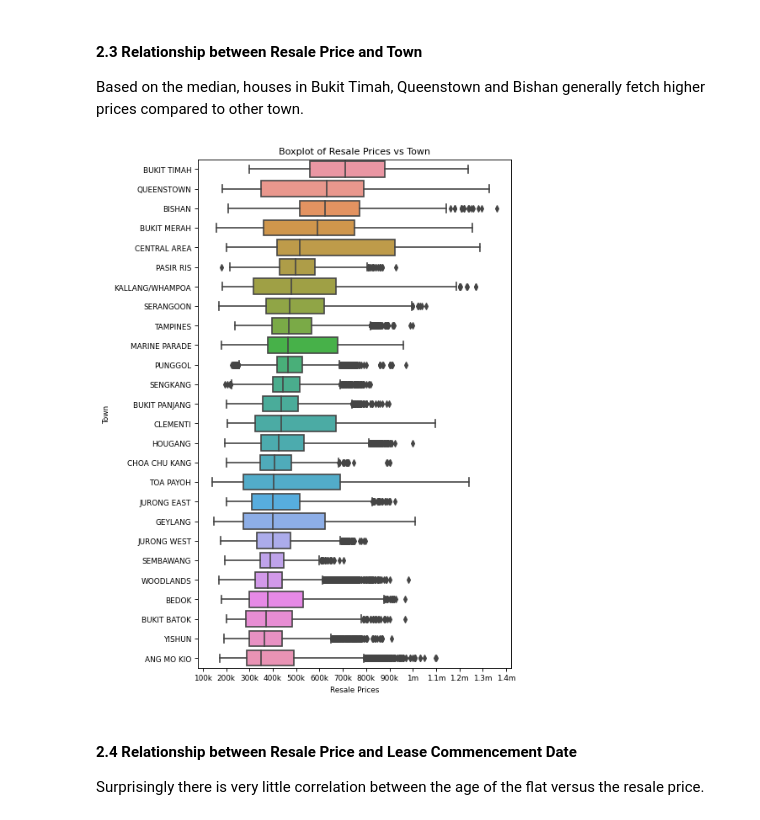
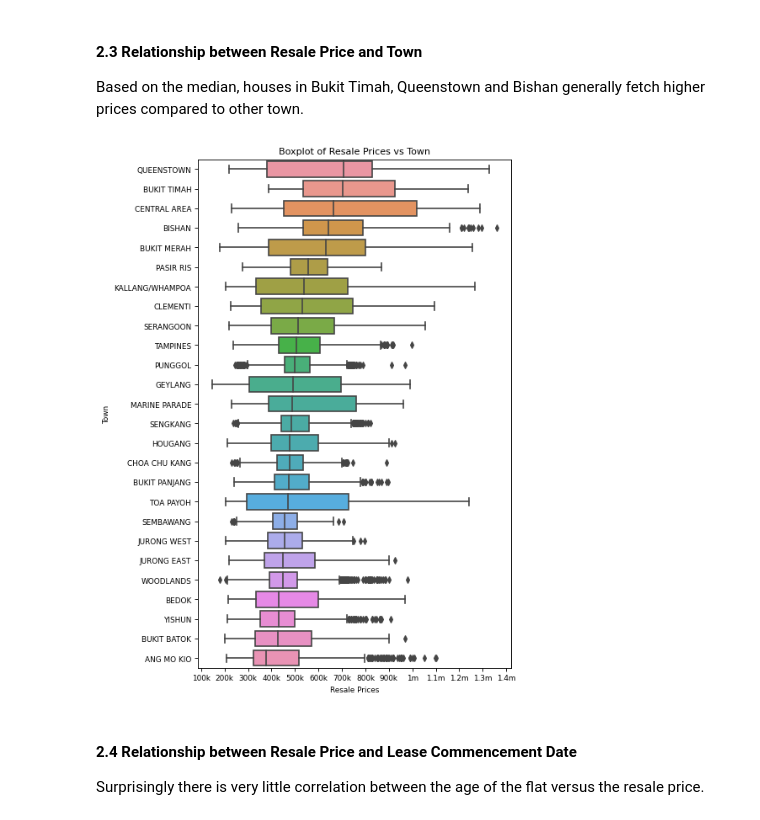
Before and after one commit to sallihin/hdb-resale-predictor, a Jupyter notebook: training-model.ipynb, the cells around one changed output. Drawn from its saved outputs; the diff is of its cells as text; code cells hidden in the pictures.

```diff
--- a/training-model.ipynb
+++ b/training-model.ipynb
@@ -100,22 +100,22 @@ plt.show()
 Based on the median, houses in Bukit Timah, Queenstown and Bishan generally fetch higher prices compared to other town.
 # %%
 # Sorting
-sorted_average = df.groupby('town')['resale_price'].median().sort_values(ascending=False)
+sorted_average = df[df.month.str.contains("2021")].groupby('town')['resale_price'].median().sort_values(ascending=False)
 
 # Draw Plot
 plt.figure(figsize=(6,10), dpi= 80)
-sns.boxplot(x=df['resale_price'], y=df['town'], order=sorted_average.index)
+sns.boxplot(x=df['resale_price'], y=df[df.month.str.contains("2021")]['town'], order=sorted_average.index)
 
 # Decoration
 plt.xlabel("Resale Prices", fontsize=8); plt.ylabel("Town", fontsize=8)
 plt.xticks(ticks=[100000,200000,300000,400000,500000,600000,700000,800000,900000,1000000,1100000,1200000,1300000,1400000],
            labels=['100k','200k','300k','400k','500k','600k','700k','800k','900k','1m','1.1m','1.2m','1.3m','1.4m'],
            fontsize=8);
 plt.yticks(fontsize=8)
 plt.title("Boxplot of Resale Prices vs Town", fontsize=10)
 plt.show()
 # %% [output]
-[figure, old version]
+[figure, new version]
 # %% [markdown]
 #### 2.4 Relationship between Resale Price and Lease Commencement Date
 Surprisingly there is very little correlation between the age of the flat versus the resale price.
```
Also changed, not shown: parts of 3 cells of this notebook.
